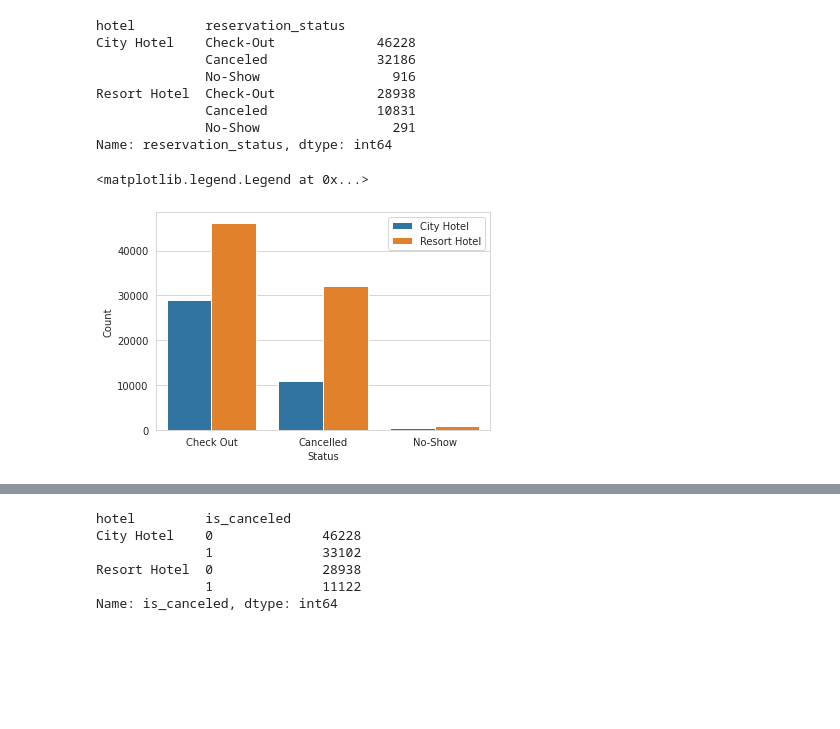
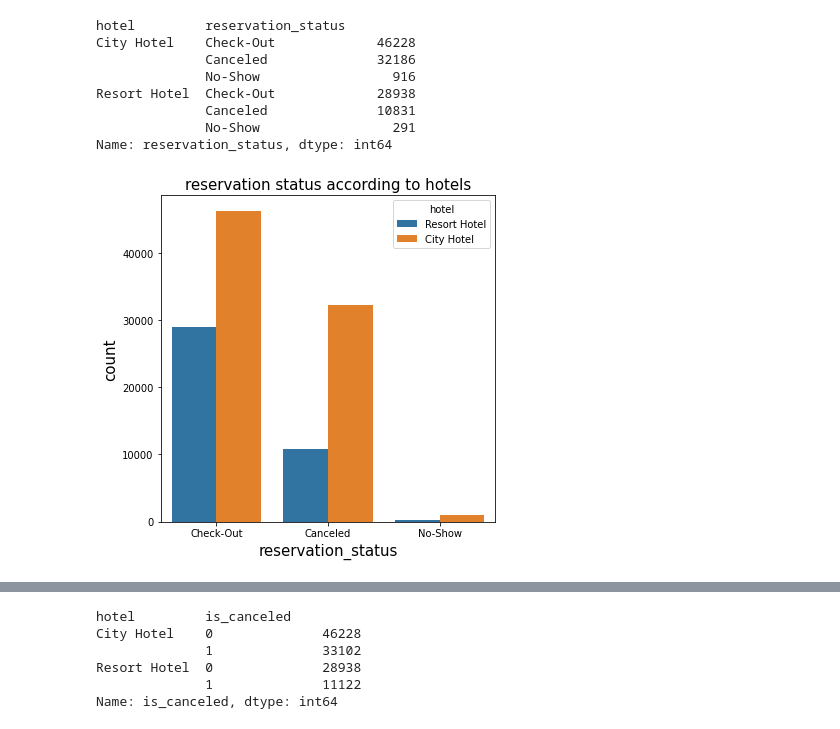
Before and after one commit to meghaadhapure/Hotel_Booking_Analysis, a Jupyter notebook: Hotel_Booking_Analysis_Capstone_Project.ipynb, the cells around one changed output, grey strips where cells are left out. Saved outputs shown, nothing was run; the diff lists cells and outputs as text; code cells hidden in the pictures; blank space fills up the shorter version.

```diff
--- a/Hotel_Booking_Analysis_Capstone_Project.ipynb
+++ b/Hotel_Booking_Analysis_Capstone_Project.ipynb
@@ -520,14 +661,11 @@ Resort Hotel  Check-Out             28938
 Name: reservation_status, dtype: int64
 # %%
 #Let's check reservation status of their booking in the respective hotels
-
-ax = sns.countplot(x="reservation_status", hue="hotel", data= hotel_booking_df)
-ax.set(xlabel='Status', ylabel='Count')
-positions = (0.5, 2)
-labels = ("Check Out", "Cancelled","No-Show")
-ax.set_xticklabels(labels)
-LAB = {'City Hotel','Resort Hotel'}
-ax.legend(labels=LAB)
+plt.figure(figsize=(6,6))
+sns.countplot(x="reservation_status", hue="hotel", data= hotel_booking_df)
+plt.title("reservation status according to hotels",fontsize =15)
+plt.xlabel('reservation_status', fontsize = 15)
+plt.ylabel('count', fontsize = 15)
+plt.show()
 # %% [output]
-<matplotlib.legend.Legend at 0x...>
-[figure, old version]
+[figure, new version]
```
Also changed, not shown: parts of 55 cells of this notebook.
